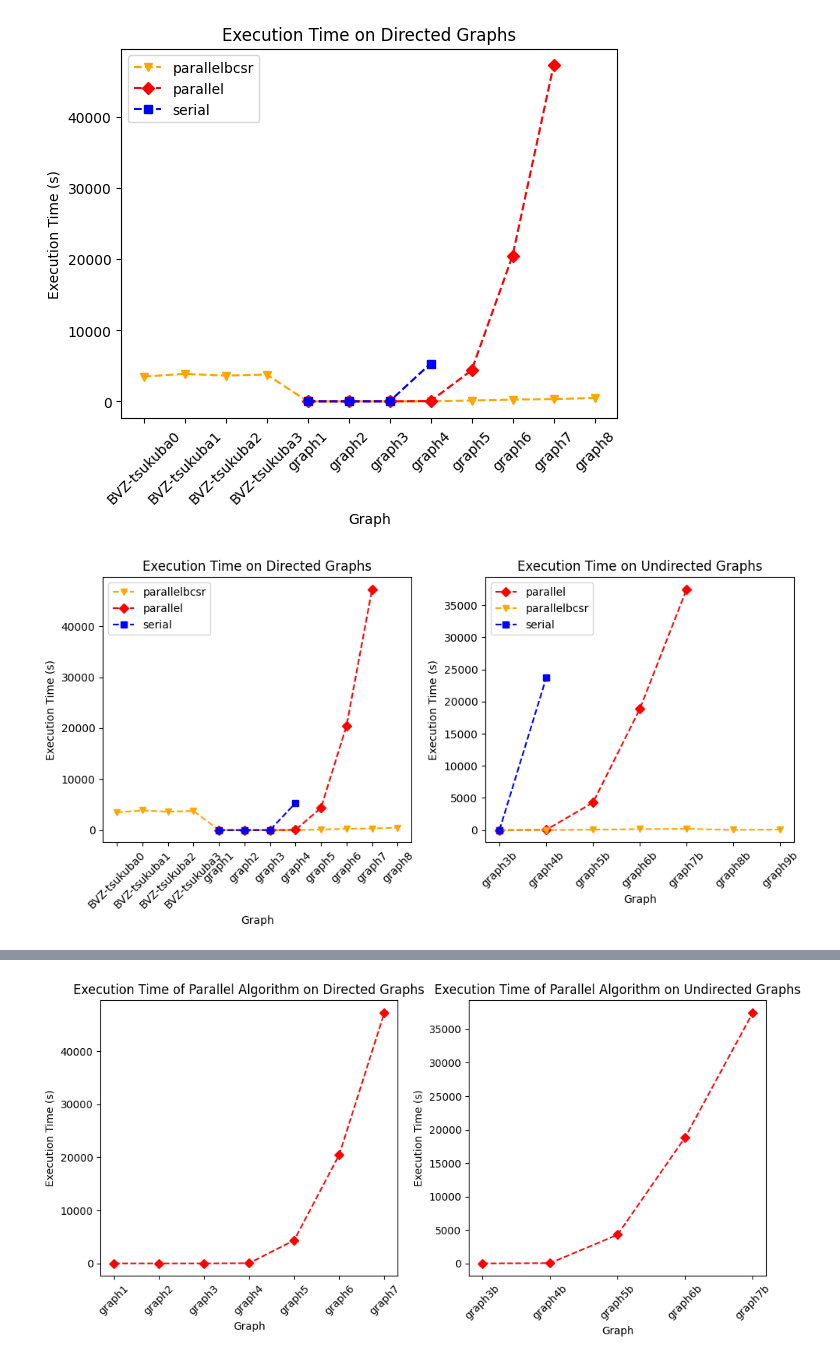
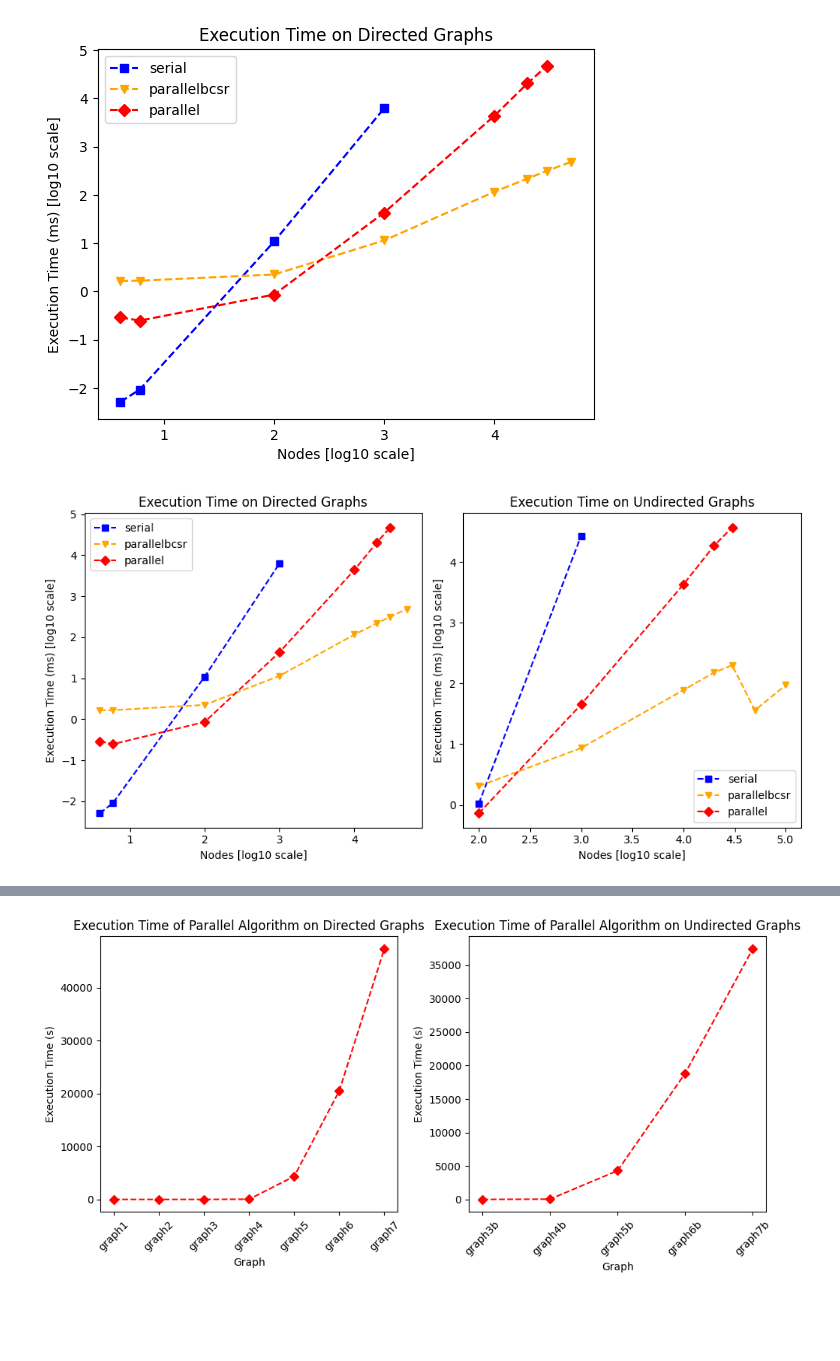
Before and after one commit to Daniele974/GraphCuts_CUDA, a Jupyter notebook: result_analysis.ipynb, the cells around one changed output, grey strips where cells are left out. Saved outputs shown, nothing was run; the diff lists cells and outputs as text; code cells hidden in the pictures; blank space fills up the shorter version.

```diff
--- a/result_analysis.ipynb
+++ b/result_analysis.ipynb
@@ -5,8 +5,9 @@ import glob
 import pandas as pd
 import os
 import numpy as np
+import math
 
-results_path = './results/'
+results_path = './results/session2/'
 files = glob.glob(results_path + '*.json')
 results = []
 
@@ -23,6 +24,6 @@ for file in files:
         content['timestamp'] = timestamp
         results.append(content)
 
-results = pd.DataFrame(results, columns=['graphId', 'algorithm', 'initializationTime', 'executionTime', 'totalTime', 'timestamp'])
+results = pd.DataFrame(results, columns=['graphId', 'algorithm', 'initializationTime', 'executionTime', 'totalTime', 'timestamp','V','E'])
 results
 # %% [output]
@@ -42,5 +43,5 @@ results
 # %%
-agg_results = results.groupby(['graphId', 'algorithm']).agg({'initializationTime': ['mean', 'std', 'min', 'max'], 'executionTime': ['mean', 'std', 'min', 'max'], 'totalTime': ['mean', 'std', 'min', 'max']}).reset_index()
-agg_results.columns = ['graphId', 'algorithm', 'initTime_mean', 'initTime_std', 'initTime_min', 'initTime_max', 'execTime_mean', 'execTime_std', 'execTime_min', 'execTime_max', 'totTime_mean', 'totTime_std', 'totTime_min', 'totTime_max']
+agg_results = results.groupby(['graphId', 'algorithm', 'V', 'E']).agg({'initializationTime': ['mean', 'std', 'min', 'max'], 'executionTime': ['mean', 'std', 'min', 'max'], 'totalTime': ['mean', 'std', 'min', 'max']}).reset_index()
+agg_results.columns = ['graphId', 'algorithm', 'V', 'E', 'initTime_mean', 'initTime_std', 'initTime_min', 'initTime_max', 'execTime_mean', 'execTime_std', 'execTime_min', 'execTime_max', 'totTime_mean', 'totTime_std', 'totTime_min', 'totTime_max']
 agg_results
 # %% [output]
@@ -63,0 +65,3 @@ agg_results
+# %%
+agg_results = agg_results.sort_values(by=['V'])
+agg_results
@@ -64,51 +86,51 @@ agg_results
 # %%
 plot_style = {'serial': {'linestyle': 'dashed', 'color': 'blue', 'marker': 's'},
               'parallel': {'linestyle': 'dashed', 'color': 'red', 'marker': 'D'},
               'parallelbcsr': {'linestyle': 'dashed', 'color': 'orange', 'marker': 'v'}
               }
 
-# Plot execution time for each algorithm on directed graphs (graphId not ends with 'b')
-agg_results_directed = agg_results[~agg_results['graphId'].str.endswith('b')]
+# Plot execution time for each algorithm on directed graphs (graphId not ends with 'b') and not contains 'tsukuba'
+agg_results_directed = agg_results[(~agg_results['graphId'].str.endswith('b')) & (~agg_results['graphId'].str.contains('tsukuba'))]
 
 # Line plot
 for algorithm in agg_results_directed['algorithm'].unique():
     data = agg_results_directed[agg_results_directed['algorithm'] == algorithm]
-    plt.plot(data['graphId'], data['execTime_mean'], label=algorithm, linestyle=plot_style[algorithm]['linestyle'], color=plot_style[algorithm]['color'], marker=plot_style[algorithm]['marker'])
-plt.xlabel('Graph')
-plt.ylabel('Execution Time (s)')
+    plt.plot(np.log10(data['V']), np.log10(data['execTime_mean']), label=algorithm, linestyle=plot_style[algorithm]['linestyle'], color=plot_style[algorithm]['color'], marker=plot_style[algorithm]['marker'])
+plt.xlabel('Nodes [log10 scale]')
+plt.ylabel('Execution Time (ms) [log10 scale]')
 plt.title('Execution Time on Directed Graphs')
 plt.legend()
-plt.xticks(rotation=45)
+#plt.xticks(rotation=45)
 plt.show()
 # %% [output]
-[figure, old version]
+[figure, new version]
 # %%
 # Plot execution time for each algorithm on directed graphs (graphId not ends with 'b') and plot execution time for each algorithm on undirected graphs (graphId ends with 'b')
-agg_results_directed = agg_results[~agg_results['graphId'].str.endswith('b')]
+agg_results_directed = agg_results[(~agg_results['graphId'].str.endswith('b')) & (~agg_results['graphId'].str.contains('tsukuba'))]
 agg_results_undirected = agg_results[agg_results['graphId'].str.endswith('b')]
 plt.figure(figsize=(10, 5))
 plt.subplot(1, 2, 1)
 for algorithm in agg_results_directed['algorithm'].unique():
     data = agg_results_directed[agg_results_directed['algorithm'] == algorithm]
-    plt.plot(data['graphId'], data['execTime_mean'], label=algorithm, linestyle=plot_style[algorithm]['linestyle'], color=plot_style[algorithm]['color'], marker=plot_style[algorithm]['marker'])
-plt.xlabel('Graph')
-plt.ylabel('Execution Time (s)')
+    plt.plot(np.log10(data['V']), np.log10(data['execTime_mean']), label=algorithm, linestyle=plot_style[algorithm]['linestyle'], color=plot_style[algorithm]['color'], marker=plot_style[algorithm]['marker'])
+plt.xlabel('Nodes [log10 scale]')
+plt.ylabel('Execution Time (ms) [log10 scale]')
 plt.title('Execution Time on Directed Graphs')
 plt.legend()
-plt.xticks(rotation=45)
+#plt.xticks(rotation=45)
 plt.subplot(1, 2, 2)
 for algorithm in agg_results_undirected['algorithm'].unique():
     data = agg_results_undirected[agg_results_undirected['algorithm'] == algorithm]
-    plt.plot(data['graphId'], data['execTime_mean'], label=algorithm, linestyle=plot_style[algorithm]['linestyle'], color=plot_style[algorithm]['color'], marker=plot_style[algorithm]['marker'])
-plt.xlabel('Graph')
-plt.ylabel('Execution Time (s)')
+    plt.plot(np.log10(data['V']), np.log10(data['execTime_mean']), label=algorithm, linestyle=plot_style[algorithm]['linestyle'], color=plot_style[algorithm]['color'], marker=plot_style[algorithm]['marker'])
+plt.xlabel('Nodes [log10 scale]')
+plt.ylabel('Execution Time (ms) [log10 scale]')
 plt.title('Execution Time on Undirected Graphs')
 plt.legend()
-plt.xticks(rotation=45)
+#plt.xticks(rotation=45)
 plt.tight_layout()
 plt.show()
 # %% [output]
-[figure, old version]
+[figure, new version]
 # %%
 # Plot execution time of serial algorithm for directed and undirected graphs separately
 agg_results_directed = agg_results[(agg_results['algorithm'] == 'serial') & (~agg_results['graphId'].str.endswith('b'))]
```
Also changed, not shown: parts of 8 cells of this notebook.
